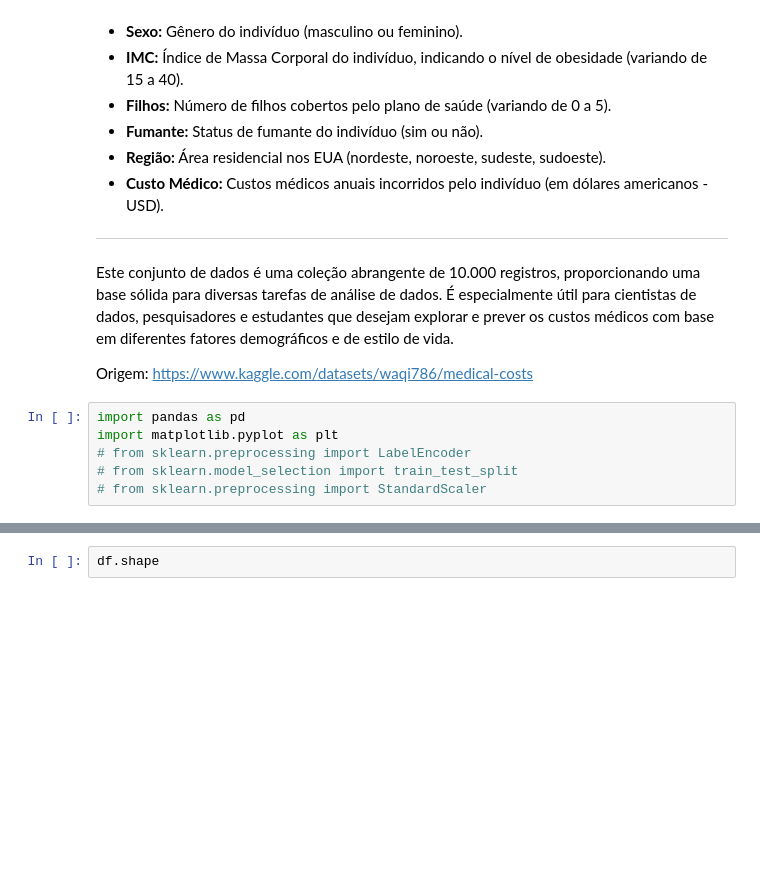
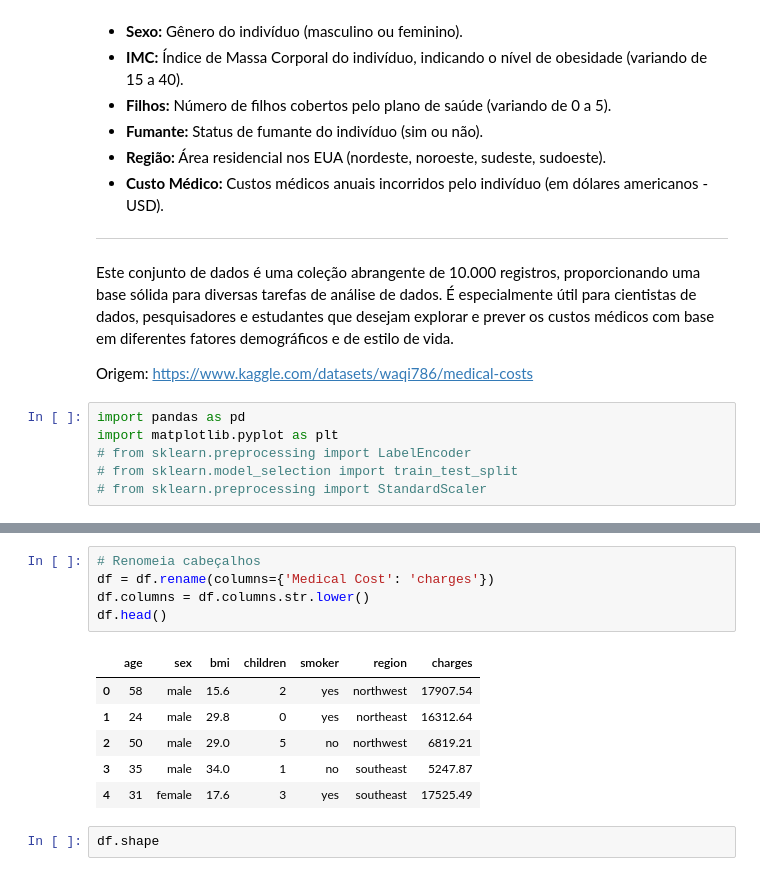
Before and after one commit to ermesonlrd/IADT-Fase-1, a Jupyter notebook: desafio-custos-medicos-individuais.ipynb, the cells around one changed output, grey strips where cells are left out. Drawn from its saved outputs; the diff is of its cells as text; blank space fills up the shorter version.

```diff
--- a/desafio-custos-medicos-individuais.ipynb
+++ b/desafio-custos-medicos-individuais.ipynb
@@ -69,6 +77,18 @@ df.head()
 | 2 | 50 | male | 29.0 | 5 | no | northwest | 6819.21 |
 | 3 | 35 | male | 34.0 | 1 | no | southeast | 5247.87 |
 | 4 | 31 | female | 17.6 | 3 | yes | southeast | 17525.49 |
+# %%
+# Renomeia cabeçalhos
+df = df.rename(columns={'Medical Cost': 'charges'})
+df.columns = df.columns.str.lower()
+df.head()
+# %% [output]
+|  | age | sex | bmi | children | smoker | region | charges |
+| 0 | 58 | male | 15.6 | 2 | yes | northwest | 17907.54 |
+| 1 | 24 | male | 29.8 | 0 | yes | northeast | 16312.64 |
+| 2 | 50 | male | 29.0 | 5 | no | northwest | 6819.21 |
+| 3 | 35 | male | 34.0 | 1 | no | southeast | 5247.87 |
+| 4 | 31 | female | 17.6 | 3 | yes | southeast | 17525.49 |
 # %%
 df.shape
 # %% [output]
```
Also changed, not shown: parts of 23 cells of this notebook.
